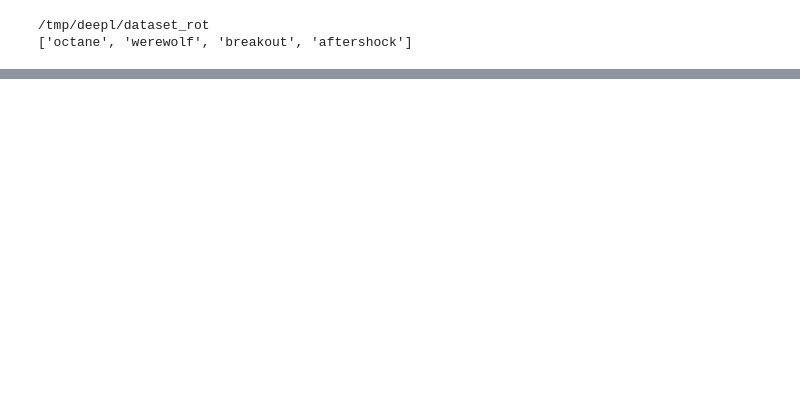
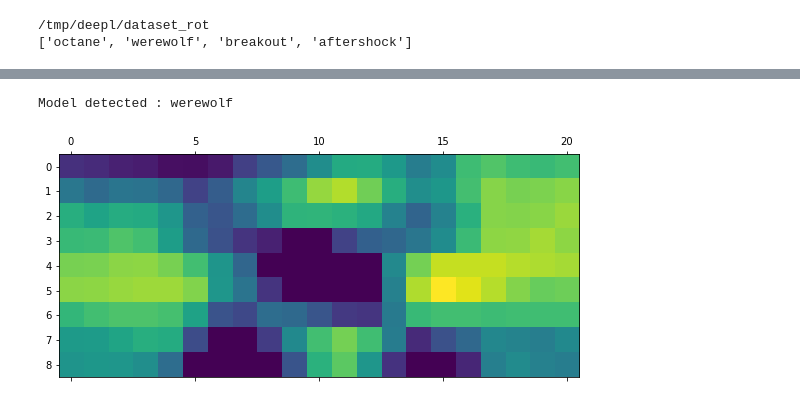
Before and after one commit to Tocard-Inc/Deep-Learning, a Jupyter notebook: src/notebook.ipynb, the cells around one changed output, grey strips where cells are left out. Cells and saved outputs as stored; diff of their text form; code cells hidden in the pictures; blank space fills up the shorter version.

```diff
--- a/src/notebook.ipynb
+++ b/src/notebook.ipynb
@@ -213,0 +241,22 @@ tf.Tensor(
+# %%
+# Remove last layer's softmax
+model.layers[-1].activation = None
+
+X = np.zeros((1, RESIZED_SIZE[1], RESIZED_SIZE[0], RESIZED_SIZE[2]))
+X[0] = np.asarray(img)
+
+# Print what the top predicted class is
+preds = model.predict(X)
+index = np.argmax(preds)
+LABELS = ["octane", "werewolf", "breakout", "aftershock"]
+print(f"Model detected : {LABELS[index]}")
+
+# Generate class activation heatmap
+heatmap = make_gradcam_heatmap(X, model, last_conv_layer_name)
+
+# Display heatmap
+plt.matshow(heatmap)
+plt.show()
+# %% [output]
+Model detected : werewolf
+[figure, added]
```
Also changed, not shown: parts of 7 cells of this notebook.
